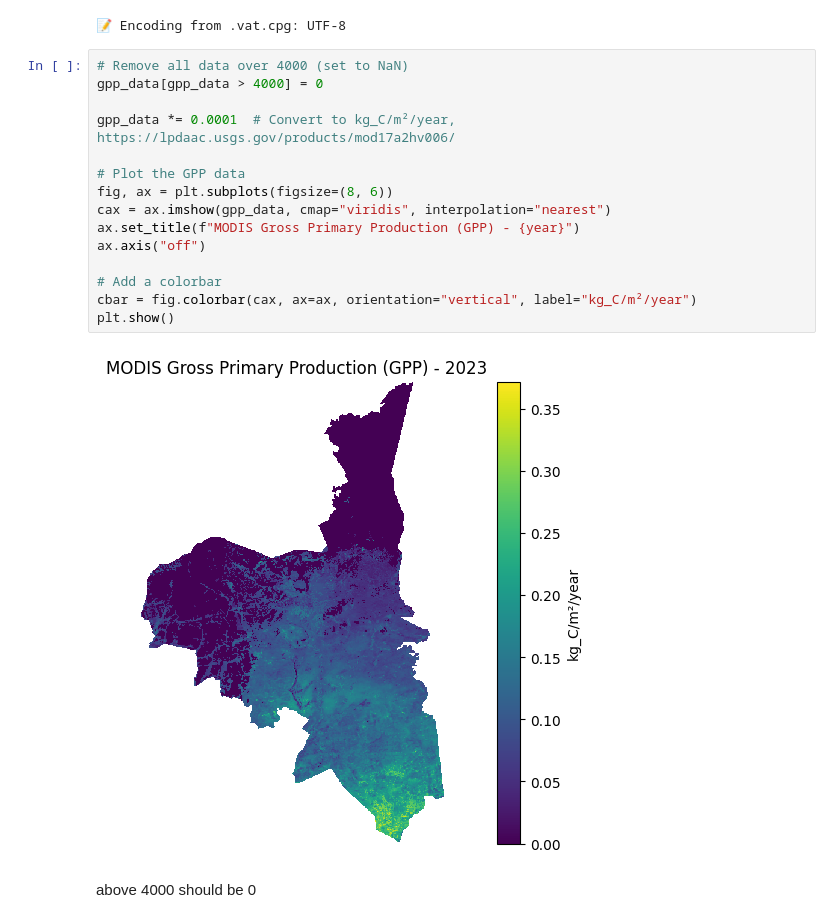
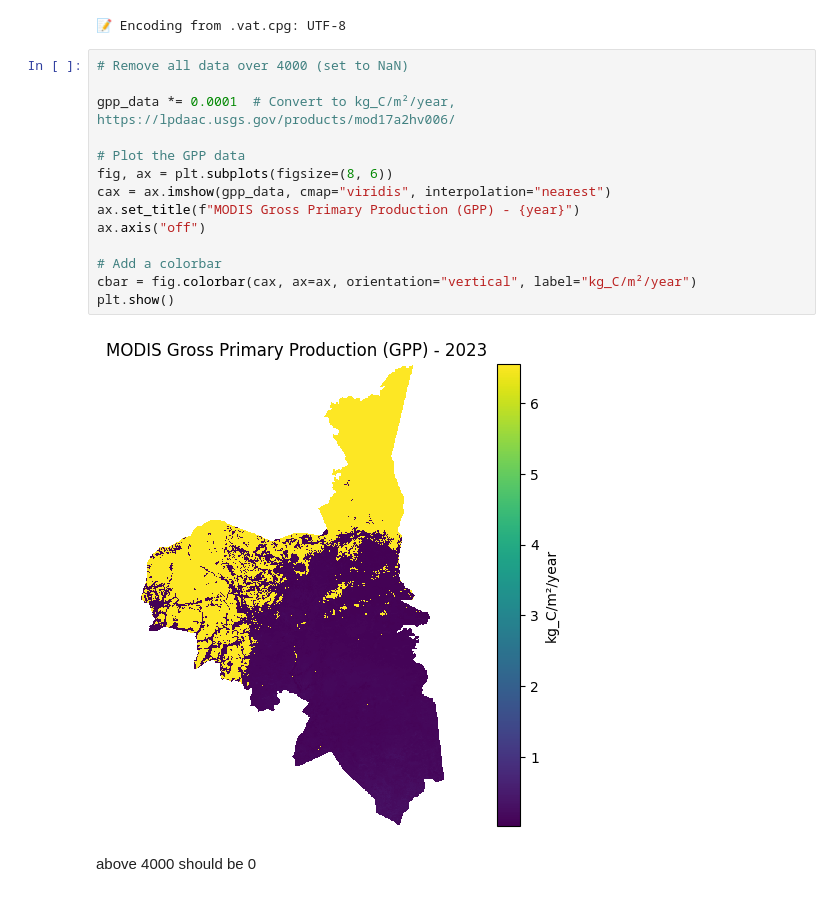
Before and after one commit to CipherCircle-StartHack-2025/Niklas, a Jupyter notebook: exploring_the_data.ipynb, the cells around one changed output. Saved outputs shown, nothing was run; the diff lists cells and outputs as text.

```diff
--- a/exploring_the_data.ipynb
+++ b/exploring_the_data.ipynb
@@ -899,20 +899,19 @@ else:
 📝 Encoding from .vat.cpg: UTF-8
 # %%
 # Remove all data over 4000 (set to NaN)
-gpp_data[gpp_data > 4000] = 0
 
 gpp_data *= 0.0001  # Convert to kg_C/m²/year, https://lpdaac.usgs.gov/products/mod17a2hv006/
 
 # Plot the GPP data
 fig, ax = plt.subplots(figsize=(8, 6))
 cax = ax.imshow(gpp_data, cmap="viridis", interpolation="nearest")
 ax.set_title(f"MODIS Gross Primary Production (GPP) - {year}")
 ax.axis("off")
 
 # Add a colorbar
 cbar = fig.colorbar(cax, ax=ax, orientation="vertical", label="kg_C/m²/year")
 plt.show()
 # %% [output]
-[figure, old version]
+[figure, new version]
 # %% [markdown]
 above 4000 should be 0
```
